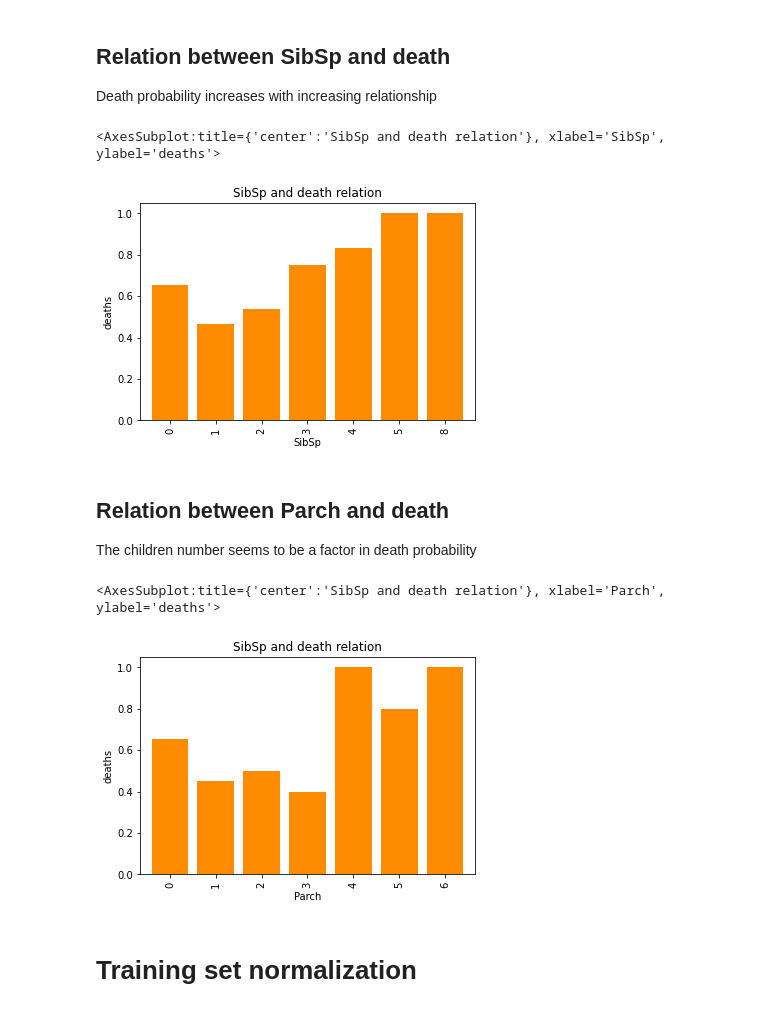
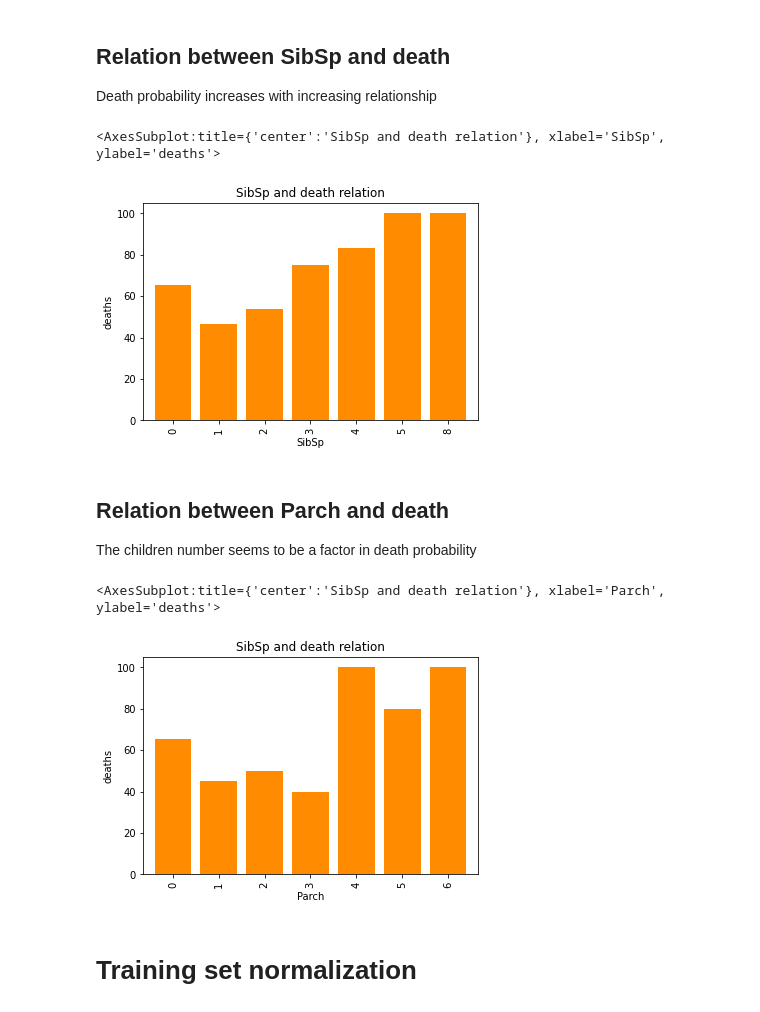
Before and after one commit to Fedege98/TitanicKaggle, a Jupyter notebook: titanicchallenge-enrico.ipynb, the cells around one changed output. Cells and saved outputs as stored; diff of their text form; code cells hidden in the pictures.

```diff
--- a/titanicchallenge-enrico.ipynb
+++ b/titanicchallenge-enrico.ipynb
@@ -145,20 +145,20 @@ age_scheme.plot(kind='line', color='darkorange', title='Age and death relation',
 ## Relation between SibSp and death
 Death probability increases with increasing relationship
 # %%
-sibsp_scheme = clean_training_set.groupby('SibSp')['Survived'].apply(lambda x: (x==0).mean())
+sibsp_scheme = clean_training_set.groupby('SibSp')['Survived'].apply(lambda x: (x==0).mean()*100)
 sibsp_scheme.plot(kind='bar', color='darkorange', width = 0.8, title='SibSp and death relation', ylabel='deaths', xlabel='SibSp')
 # %% [output]
 <AxesSubplot:title={'center':'SibSp and death relation'}, xlabel='SibSp', ylabel='deaths'>
-[figure, old version]
+[figure, new version]
 # %% [markdown]
 ## Relation between Parch and death
 The children number seems to be a factor in death probability
 # %%
-parch_scheme = clean_training_set.groupby('Parch')['Survived'].apply(lambda x: (x==0).mean())
+parch_scheme = clean_training_set.groupby('Parch')['Survived'].apply(lambda x: (x==0).mean()*100)
 parch_scheme.plot(kind='bar', color='darkorange', width = 0.8, title='SibSp and death relation', ylabel='deaths', xlabel='Parch')
 # %% [output]
 <AxesSubplot:title={'center':'SibSp and death relation'}, xlabel='Parch', ylabel='deaths'>
-[figure, old version]
+[figure, new version]
 # %% [markdown]
 # Training set normalization
 # %% [markdown]
```
Also changed, not shown: parts of 3 cells of this notebook.
